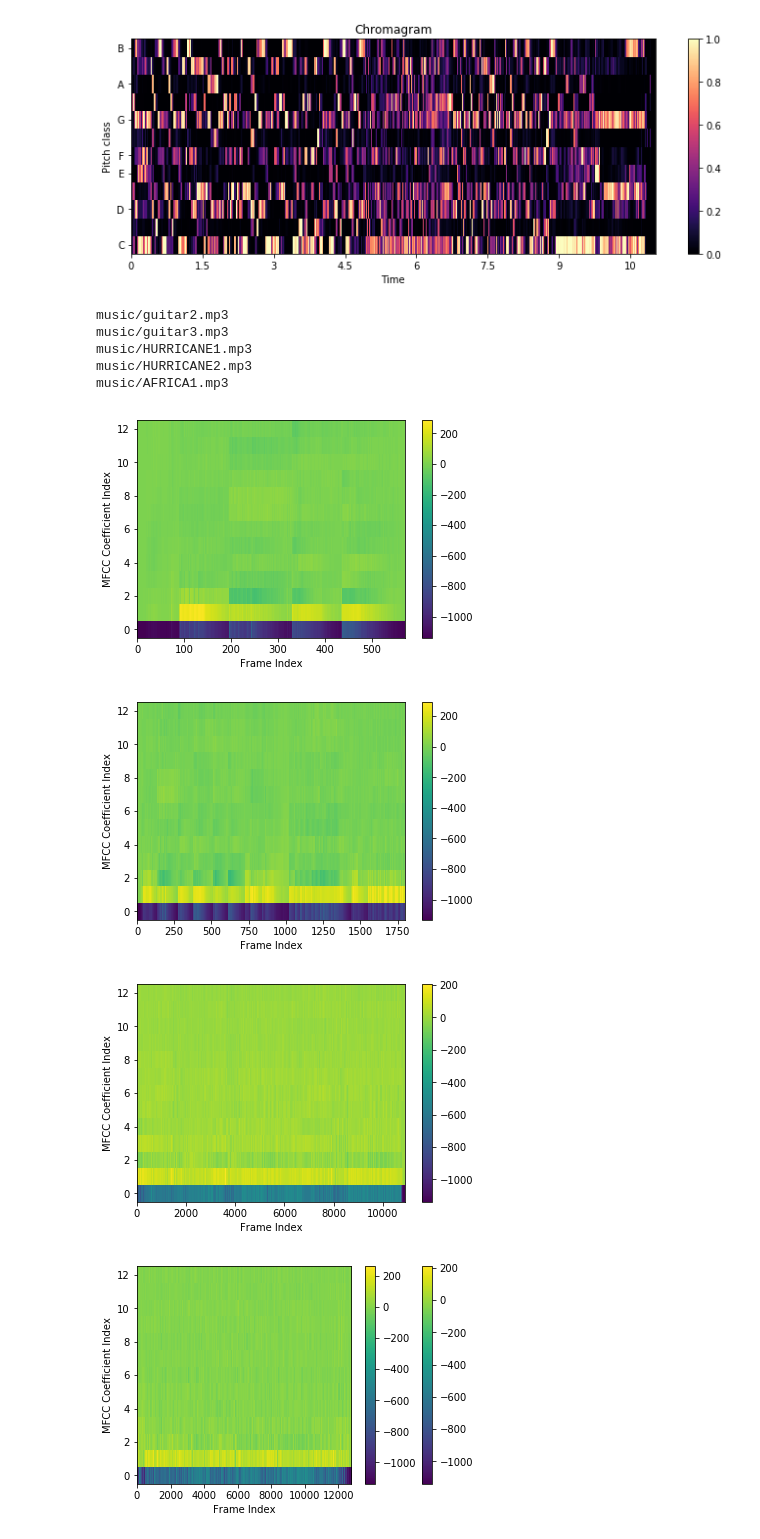
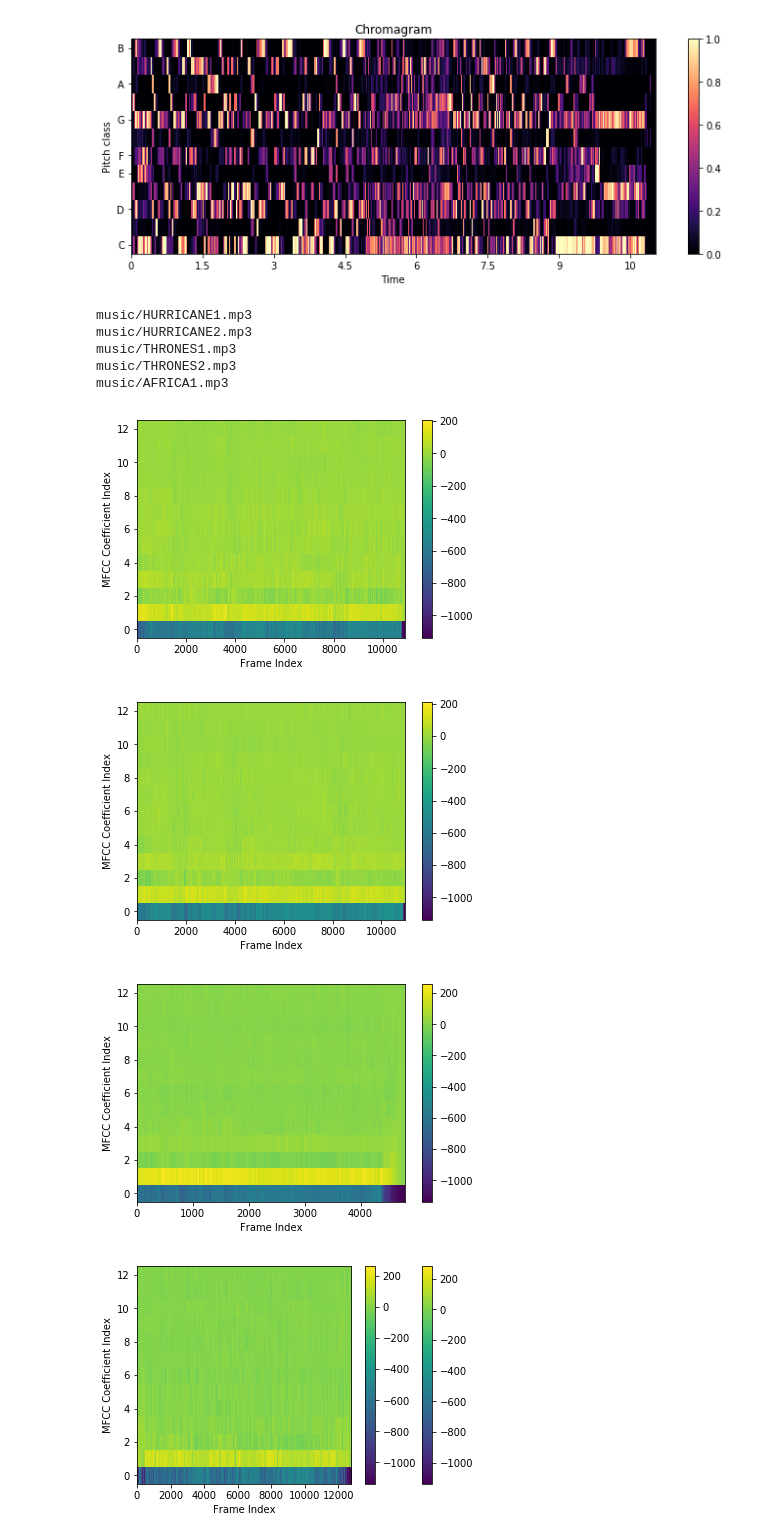
Before and after one commit to oObqpdOo/MusicSimilarity-Spark, a Jupyter notebook: Features Selectable and Similarity.ipynb, the cells around one changed output. Saved outputs shown, nothing was run; the diff lists cells and outputs as text; code cells hidden in the pictures.

```diff
--- a/Features Selectable and Similarity.ipynb
+++ b/Features Selectable and Similarity.ipynb
@@ -545,7 +545,7 @@ minor
 [figure]
 [figure]
 # %%
-path = ('music/guitar2.mp3')
+path = ('music/HURRICANE1.mp3')
 print(path)
 fs = 44100
 
@@ -558,7 +558,7 @@ chroma1 = chroma_matrix
 
 plt.figure()
 
-path = ('music/guitar3.mp3')
+path = ('music/HURRICANE2.mp3')
 print(path)
 fs = 44100
 
@@ -571,7 +571,7 @@ chroma2 = chroma_matrix
 
 plt.figure()
 
-path = ('music/HURRICANE1.mp3')
+path = ('music/THRONES1.mp3')
 print(path)
 fs = 44100
 
@@ -584,40 +584,40 @@ chroma3 = chroma_matrix
 key3 = key
 
 plt.figure()
 
-path = ('music/HURRICANE2.mp3')
+path = ('music/THRONES2.mp3')
 print(path)
 fs = 44100
 
 #PARAMETER: mfcc_kl, mfcc_euclid, notes, chroma, bh
 bpmret, hist, key, scale, notes, chroma_matrix, mean, cov, var, cov_kl = compute_features(path, 1, 0, 0, 1, 0)
 
 mean4 = mean
 cov4 = cov_kl
 chroma4 = chroma_matrix
 key4 = key
 
 path = ('music/AFRICA1.mp3')
 print(path)
 fs = 44100
 
 #PARAMETER: mfcc_kl, mfcc_euclid, notes, chroma, bh
 bpmret, hist, key, scale, notes, chroma_matrix, mean, cov, var, cov_kl = compute_features(path, 1, 0, 0, 1, 0)
 
 mean5 = mean
 cov5 = cov_kl
 chroma5 = chroma_matrix
 key5 = key
 # %% [output]
-music/guitar2.mp3
-music/guitar3.mp3
 music/HURRICANE1.mp3
 music/HURRICANE2.mp3
+music/THRONES1.mp3
+music/THRONES2.mp3
 music/AFRICA1.mp3
-[figure, old version]
+[figure, new version]
-[figure, old version]
+[figure, new version]
-[figure, old version]
+[figure, new version]
-[figure, old version]
+[figure, new version]
 # %%
 def jensen_shannon(mean1, mean2, cov1, cov2):
     mean_m = 0.5 * (mean1 + mean2)
```
Also changed, not shown: parts of 12 cells of this notebook, 25 other files.
